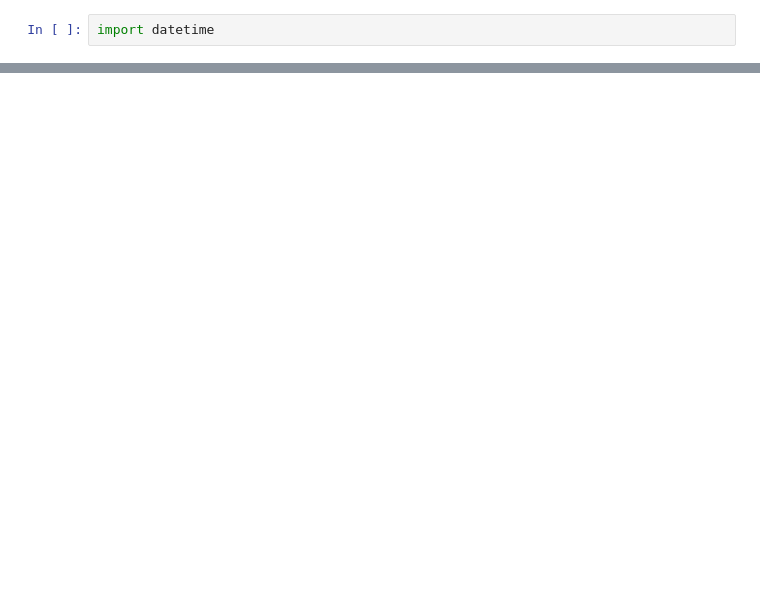
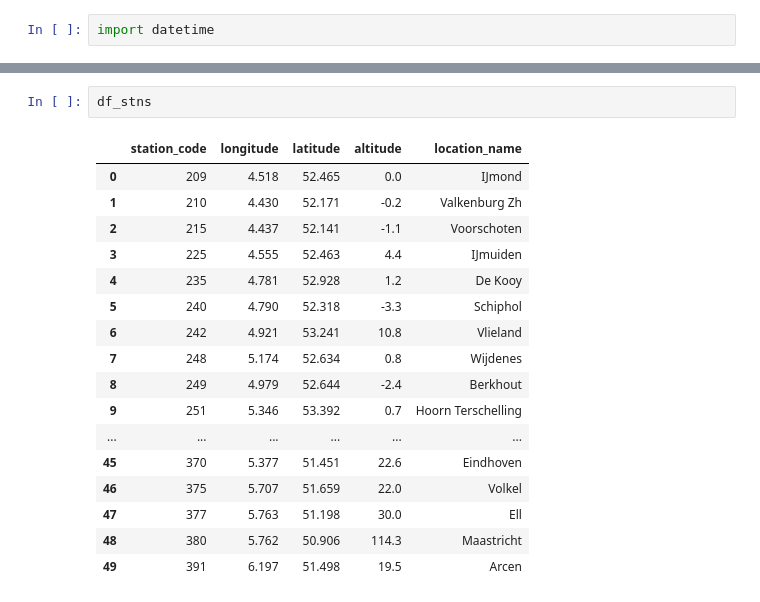
Before and after one commit to tomrooijakkers/data-science-portfolio, a Jupyter notebook: knmi-weather/knmi_test_notebook.ipynb, the cells around one changed output, grey strips where cells are left out. Drawn from its saved outputs; the diff is of its cells as text; blank space fills up the shorter version.

```diff
--- a/knmi-weather/knmi_test_notebook.ipynb
+++ b/knmi-weather/knmi_test_notebook.ipynb
@@ -41,0 +58,20 @@ df_day
+# %%
+df_stns
+# %% [output]
+|  | station_code | longitude | latitude | altitude | location_name |
+| 0 | 209 | 4.518 | 52.465 | 0.0 | IJmond |
+| 1 | 210 | 4.430 | 52.171 | -0.2 | Valkenburg Zh |
+| 2 | 215 | 4.437 | 52.141 | -1.1 | Voorschoten |
+| 3 | 225 | 4.555 | 52.463 | 4.4 | IJmuiden |
+| 4 | 235 | 4.781 | 52.928 | 1.2 | De Kooy |
+| 5 | 240 | 4.790 | 52.318 | -3.3 | Schiphol |
+| 6 | 242 | 4.921 | 53.241 | 10.8 | Vlieland |
+| 7 | 248 | 5.174 | 52.634 | 0.8 | Wijdenes |
+| 8 | 249 | 4.979 | 52.644 | -2.4 | Berkhout |
+| 9 | 251 | 5.346 | 53.392 | 0.7 | Hoorn Terschelling |
+| ... | ... | ... | ... | ... | ... |
+| 45 | 370 | 5.377 | 51.451 | 22.6 | Eindhoven |
+| 46 | 375 | 5.707 | 51.659 | 22.0 | Volkel |
+| 47 | 377 | 5.763 | 51.198 | 30.0 | Ell |
+| 48 | 380 | 5.762 | 50.906 | 114.3 | Maastricht |
+| 49 | 391 | 6.197 | 51.498 | 19.5 | Arcen |
```
Also changed, not shown: parts of 8 cells of this notebook, 3 other files.
